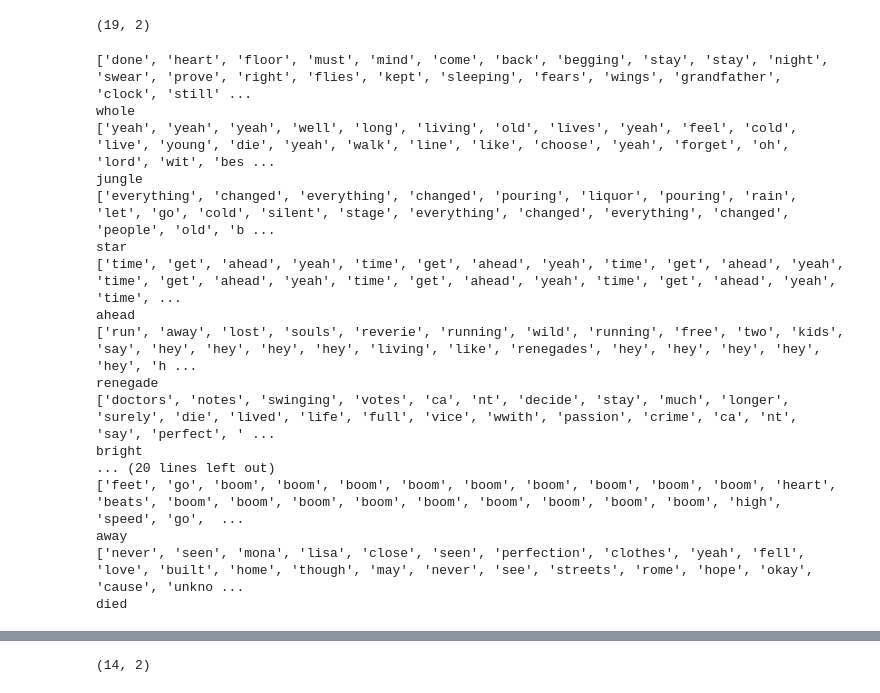
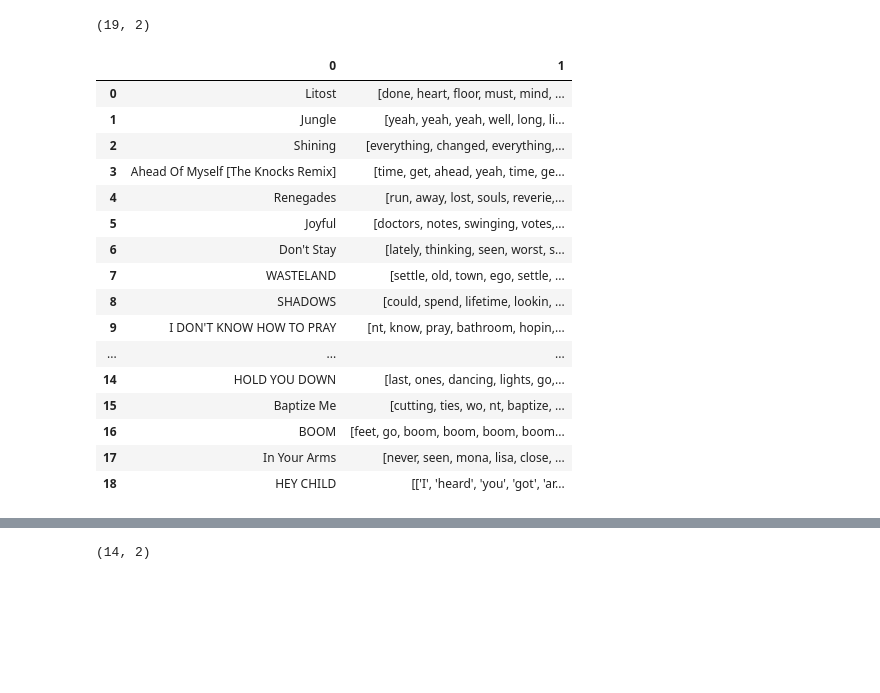
Before and after one commit to Gail529/Recommendation-system, a Jupyter notebook: preprocessing_lyrics.ipynb, the cells around one changed output, grey strips where cells are left out. Cells and saved outputs as stored; diff of their text form; code cells hidden in the pictures; blank space fills up the shorter version.

```diff
--- a/preprocessing_lyrics.ipynb
+++ b/preprocessing_lyrics.ipynb
@@ -28,6 +45,4 @@ one_Re
-# %%
-#preprocessing all the songs
-for i in range(0,13):
-    song=one_Re.iloc[i,1]
-    text=re.sub(r'\d+','',song)
-    print(text)
+# %%
+for i in range(0,14):
+    rows=one_Re.iloc[i,0]
+    print(rows)
@@ -34,31 +64,22 @@ for i in range(0,13):
 # %%
 #preprocessing all the songs
-for i in range(0,13):
+for i in range(0,14):
     song=one_Re.iloc[i,1]
     text=re.sub(r'\d+','',song)#removing numbers
-
-
     #lowercasing
     text_lower=text.lower()
-
     #punctuation removal
     def  remove_punctuation(word): #function will take in the lowercased text and then remove all the punctuation
         translator=str.maketrans('','',string.punctuation)
         text_punct=word.translate(translator)
         return text_punct
     result=remove_punctuation(text_lower) #storing the resulting body of  text in variable result
-
     #removing stopwords
     def remove_stopwords(word):#The function will   tokenize the result and then filter off  the stop_words
         stop_words=set(stopwords.words("english"))
         word_tokens= word_tokenize(word)
-        result=[ word for word in word_tokens if word not in stop_words ]
+        result=[word for word in word_tokens if word not in stop_words ]
         return result
-    song=remove_stopwords(result)
-    print(song)
-
-    #lemmatization
-    lemmatizer=WordNetLemmatizer()
-    for word in song :
-        lemmatized_song=lemmatizer.lemmatize(word)
-    print(lemmatized_song)
+    lyrics=[remove_stopwords(result)]
+    #replacing the values of the lyrics column in the dataframe with the  preprocessed  lyrics
+    one_Re.iat[i,1]=lyrics
@@ -95,32 +135,30 @@ for i in range(0,18):
         word_tokens= word_tokenize(word)
         result=[ word for word in word_tokens if word not in stop_words ]
         return result
-    song=remove_stopwords(result)
-    print(song)
 
-    #lemmatization
-    lemmatizer=WordNetLemmatizer()
-    for word in song :
-        xa_song=lemmatizer.lemmatize(word)
-    print(xa_song)
+    lyrics=remove_stopwords(result)
+    #replacing the values of the lyrics column in the dataframe with the  preprocessed  lyrics
+    xa.iat[i,1]=lyrics
-# %% [output]
-['done', 'heart', 'floor', 'must', 'mind', 'come', 'back', 'begging', 'stay', 'stay', 'night', 'swear', 'prove', 'right', 'flies', 'kept', 'sleeping', 'fears', 'wings', 'grandfather', 'clock', 'still' ...
-whole
-['yeah', 'yeah', 'yeah', 'well', 'long', 'living', 'old', 'lives', 'yeah', 'feel', 'cold', 'live', 'young', 'die', 'yeah', 'walk', 'line', 'like', 'choose', 'yeah', 'forget', 'oh', 'lord', 'wit', 'bes ...
-jungle
-['everything', 'changed', 'everything', 'changed', 'pouring', 'liquor', 'pouring', 'rain', 'let', 'go', 'cold', 'silent', 'stage', 'everything', 'changed', 'everything', 'changed', 'people', 'old', 'b ...
-star
-['time', 'get', 'ahead', 'yeah', 'time', 'get', 'ahead', 'yeah', 'time', 'get', 'ahead', 'yeah', 'time', 'get', 'ahead', 'yeah', 'time', 'get', 'ahead', 'yeah', 'time', 'get', 'ahead', 'yeah', 'time', ...
-ahead
-['run', 'away', 'lost', 'souls', 'reverie', 'running', 'wild', 'running', 'free', 'two', 'kids', 'say', 'hey', 'hey', 'hey', 'hey', 'living', 'like', 'renegades', 'hey', 'hey', 'hey', 'hey', 'hey', 'h ...
-renegade
-['doctors', 'notes', 'swinging', 'votes', 'ca', 'nt', 'decide', 'stay', 'much', 'longer', 'surely', 'die', 'lived', 'life', 'full', 'vice', 'wwith', 'passion', 'crime', 'ca', 'nt', 'say', 'perfect', ' ...
-bright
-... (20 lines left out)
-['feet', 'go', 'boom', 'boom', 'boom', 'boom', 'boom', 'boom', 'boom', 'boom', 'boom', 'heart', 'beats', 'boom', 'boom', 'boom', 'boom', 'boom', 'boom', 'boom', 'boom', 'boom', 'high', 'speed', 'go',  ...
-away
-['never', 'seen', 'mona', 'lisa', 'close', 'seen', 'perfection', 'clothes', 'yeah', 'fell', 'love', 'built', 'home', 'though', 'may', 'never', 'see', 'streets', 'rome', 'hope', 'okay', 'cause', 'unkno ...
-died
+# %%
+xa
+# %% [output]
+|  | 0 | 1 |
+| 0 | Litost | [done, heart, floor, must, mind, ... |
+| 1 | Jungle | [yeah, yeah, yeah, well, long, li... |
+| 2 | Shining | [everything, changed, everything,... |
+| 3 | Ahead Of Myself [The Knocks Remix] | [time, get, ahead, yeah, time, ge... |
+| 4 | Renegades | [run, away, lost, souls, reverie,... |
+| 5 | Joyful | [doctors, notes, swinging, votes,... |
+| 6 | Don't Stay | [lately, thinking, seen, worst, s... |
+| 7 | WASTELAND | [settle, old, town, ego, settle, ... |
+| 8 | SHADOWS | [could, spend, lifetime, lookin, ... |
+| 9 | I DON'T KNOW HOW TO PRAY | [nt, know, pray, bathroom, hopin,... |
+| ... | ... | ... |
+| 14 | HOLD YOU DOWN | [last, ones, dancing, lights, go,... |
+| 15 | Baptize Me | [cutting, ties, wo, nt, baptize, ... |
+| 16 | BOOM | [feet, go, boom, boom, boom, boom... |
+| 17 | In Your Arms | [never, seen, mona, lisa, close, ... |
+| 18 | HEY CHILD | [['I', 'heard', 'you', 'got', 'ar... |
 # %%
 cp
 # %% [output]
```
Also changed, not shown: parts of 18 cells of this notebook.
